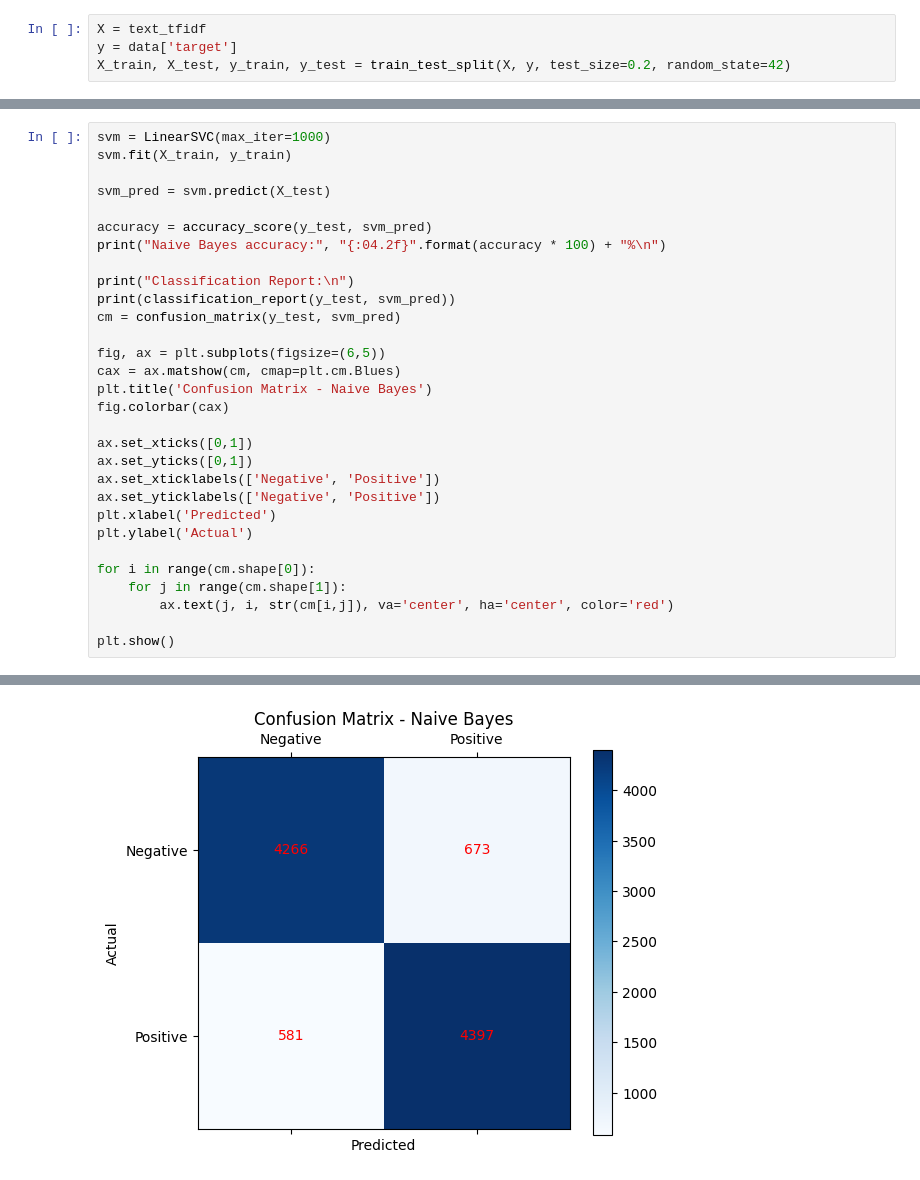
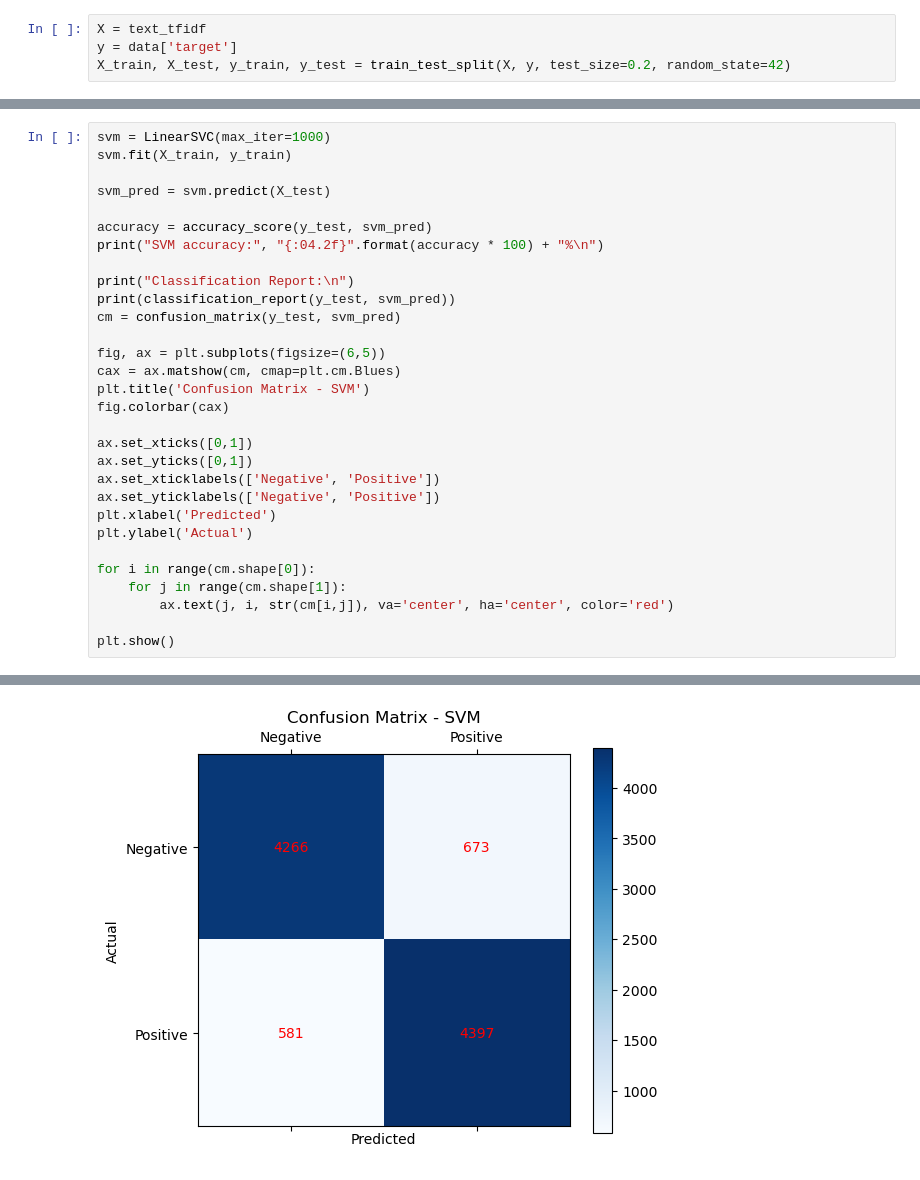
Before and after one commit to tamarasap/Sentiment-analysis, a Jupyter notebook: SVM.ipynb, the cells around one changed output, grey strips where cells are left out. Saved outputs shown, nothing was run; the diff lists cells and outputs as text.

```diff
--- a/SVM.ipynb
+++ b/SVM.ipynb
@@ -201,7 +198,7 @@ svm.fit(X_train, y_train)
 svm_pred = svm.predict(X_test)
 
 accuracy = accuracy_score(y_test, svm_pred)
-print("Naive Bayes accuracy:", "{:04.2f}".format(accuracy * 100) + "%\n")
+print("SVM accuracy:", "{:04.2f}".format(accuracy * 100) + "%\n")
 
 print("Classification Report:\n")
 print(classification_report(y_test, svm_pred))
@@ -209,7 +206,7 @@ cm = confusion_matrix(y_test, svm_pred)
 
 fig, ax = plt.subplots(figsize=(6,5))
 cax = ax.matshow(cm, cmap=plt.cm.Blues)
-plt.title('Confusion Matrix - Naive Bayes')
+plt.title('Confusion Matrix - SVM')
 fig.colorbar(cax)
 
 ax.set_xticks([0,1])
@@ -229,13 +226,13 @@ Naive Bayes accuracy: 87.36%
 
 Classification Report:
 
               precision    recall  f1-score   support
 
            0       0.88      0.86      0.87      4939
            1       0.87      0.88      0.88      4978
 
     accuracy                           0.87      9917
    macro avg       0.87      0.87      0.87      9917
 weighted avg       0.87      0.87      0.87      9917
-[figure, old version]
+[figure, new version]
 # %%
```
Also changed, not shown: parts of 6 cells of this notebook.
